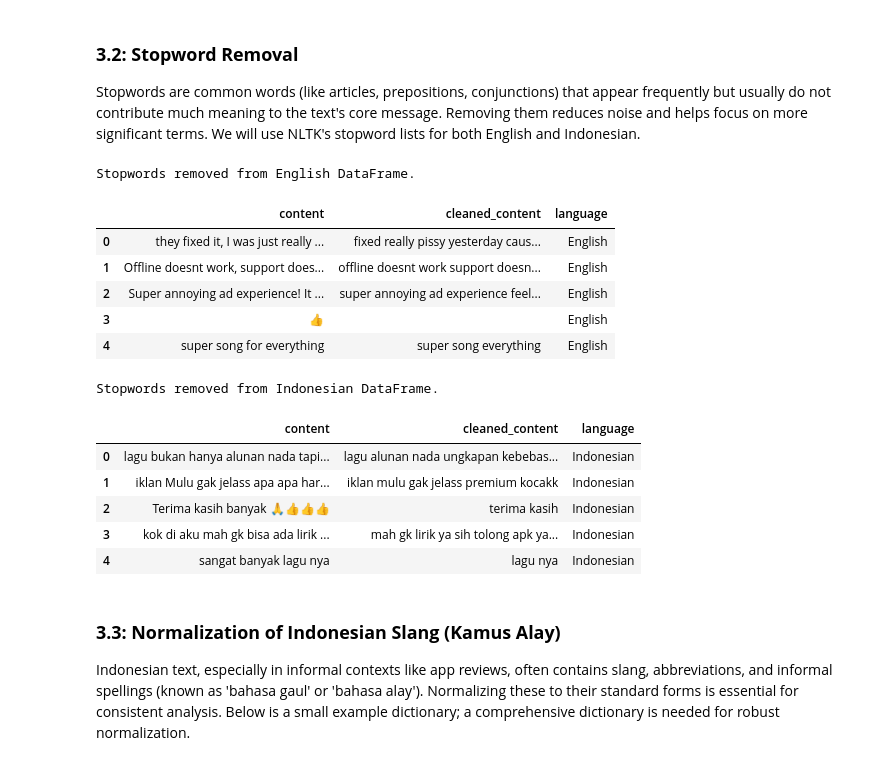
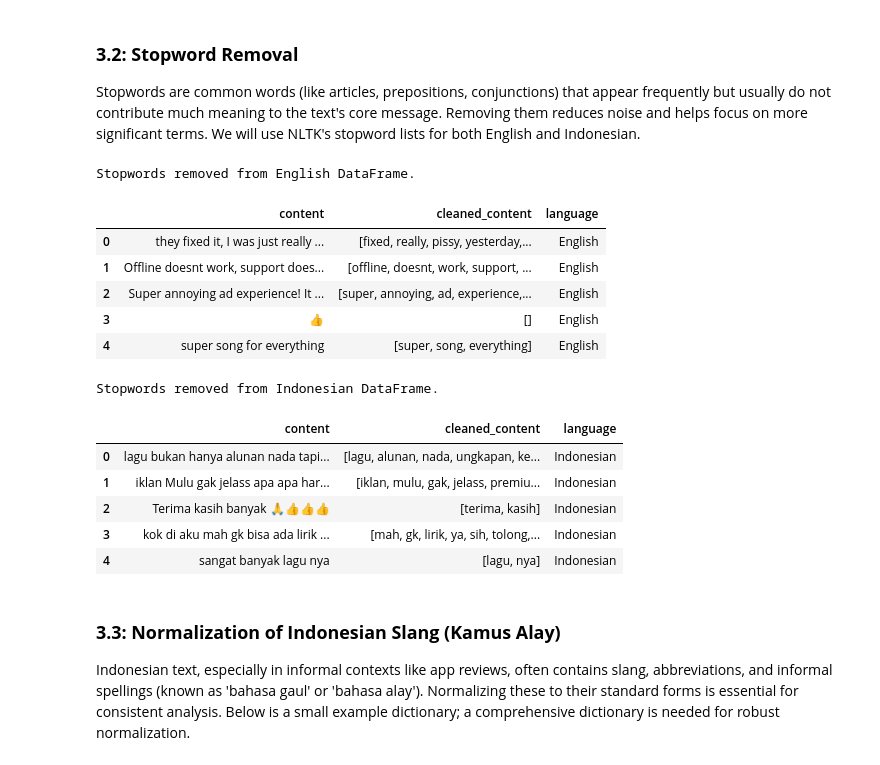
Before and after one commit to notnsas/data-science-capstone-project-college, a Jupyter notebook: notebooks/03_data_preprocessing_and_cleaning.ipynb, the cells around one changed output. Drawn from its saved outputs; the diff is of its cells as text; code cells hidden in the pictures.

Commit message:
modified the code in 3.2: Stopword Removal

```diff
--- a/notebooks/03_data_preprocessing_and_cleaning.ipynb
+++ b/notebooks/03_data_preprocessing_and_cleaning.ipynb
@@ -393,50 +393,53 @@ Stopwords are common words (like articles, prepositions, conjunctions) that appe
 # %%
 # Download English and Indonesian stopword lists if not already present
 english_stopwords = set(stopwords.words('english'))
 indonesian_stopwords = set(stopwords.words('indonesian'))
 
 # Function to remove stopwords based on detected language
 def remove_stopwords(text, language):
-    if pd.isna(text):
-        return ""
-    words = str(text).split() # Ensure text is string
+    if not text: # Check if the input text (list of tokens) is empty or None
+        return [] # Return an empty list if the input is empty
+
+    # Ensure words is a list of strings, handle cases where input might not be a list
+    words = text if isinstance(text, list) else str(text).split()
+
     if language == 'English': # Use 'English' as per the actual data
-        return ' '.join([word for word in words if word not in english_stopwords])
+        return [word for word in words if word not in english_stopwords]
     elif language == 'Indonesian': # Use 'Indonesian' as per the actual data
-        return ' '.join([word for word in words if word not in indonesian_stopwords])
+        return [word for word in words if word not in indonesian_stopwords]
     else:
-        return text # Keep text as is for unknown or other languages
+        return words # Keep text as is for unknown or other languages
 
 if df_en_cleaned is not None and not df_en_cleaned.empty:
     # Apply stopword removal to English reviews
     df_en_cleaned['cleaned_content'] = df_en_cleaned.apply(lambda row: remove_stopwords(row['cleaned_content'], row['language']), axis=1)
     print("Stopwords removed from English DataFrame.")
     display(df_en_cleaned[['content', 'cleaned_content', 'language']].head())
 else:
     print("English DataFrame is empty or None. Skipping stopword removal for English.")
 
 if df_id_cleaned is not None and not df_id_cleaned.empty:
     # Apply stopword removal to Indonesian reviews
     df_id_cleaned['cleaned_content'] = df_id_cleaned.apply(lambda row: remove_stopwords(row['cleaned_content'], row['language']), axis=1)
     print("Stopwords removed from Indonesian DataFrame.")
     display(df_id_cleaned[['content', 'cleaned_content', 'language']].head())
 else:
     print("Indonesian DataFrame is empty or None. Skipping stopword removal for Indonesian.")
 # %% [output]
 Stopwords removed from English DataFrame.
 |  | content | cleaned_content | language |
-| 0 | they fixed it, I was just really ... | fixed really pissy yesterday caus... | English |
-| 1 | Offline doesnt work, support does... | offline doesnt work support doesn... | English |
-| 2 | Super annoying ad experience! It ... | super annoying ad experience feel... | English |
-| 3 | 👍 |  | English |
-| 4 | super song for everything | super song everything | English |
+| 0 | they fixed it, I was just really ... | [fixed, really, pissy, yesterday,... | English |
+| 1 | Offline doesnt work, support does... | [offline, doesnt, work, support, ... | English |
+| 2 | Super annoying ad experience! It ... | [super, annoying, ad, experience,... | English |
+| 3 | 👍 | [] | English |
+| 4 | super song for everything | [super, song, everything] | English |
 Stopwords removed from Indonesian DataFrame.
 |  | content | cleaned_content | language |
-| 0 | lagu bukan hanya alunan nada tapi... | lagu alunan nada ungkapan kebebas... | Indonesian |
-| 1 | iklan Mulu gak jelass apa apa har... | iklan mulu gak jelass premium kocakk | Indonesian |
-| 2 | Terima kasih banyak 🙏👍👍👍 | terima kasih | Indonesian |
-| 3 | kok di aku mah gk bisa ada lirik ... | mah gk lirik ya sih tolong apk ya... | Indonesian |
-| 4 | sangat banyak lagu nya | lagu nya | Indonesian |
+| 0 | lagu bukan hanya alunan nada tapi... | [lagu, alunan, nada, ungkapan, ke... | Indonesian |
+| 1 | iklan Mulu gak jelass apa apa har... | [iklan, mulu, gak, jelass, premiu... | Indonesian |
+| 2 | Terima kasih banyak 🙏👍👍👍 | [terima, kasih] | Indonesian |
+| 3 | kok di aku mah gk bisa ada lirik ... | [mah, gk, lirik, ya, sih, tolong,... | Indonesian |
+| 4 | sangat banyak lagu nya | [lagu, nya] | Indonesian |
 # %% [markdown]
 ### **3.3: Normalization of Indonesian Slang (Kamus Alay)**
 
```
